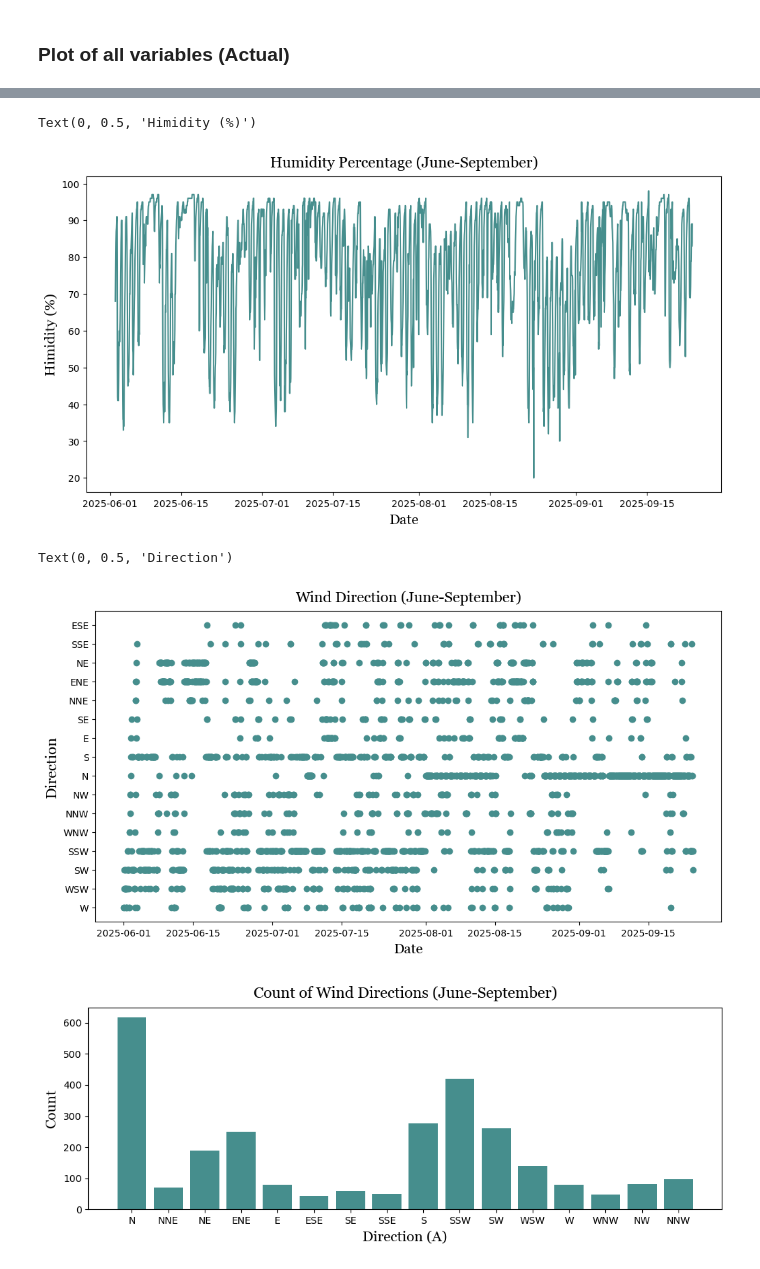
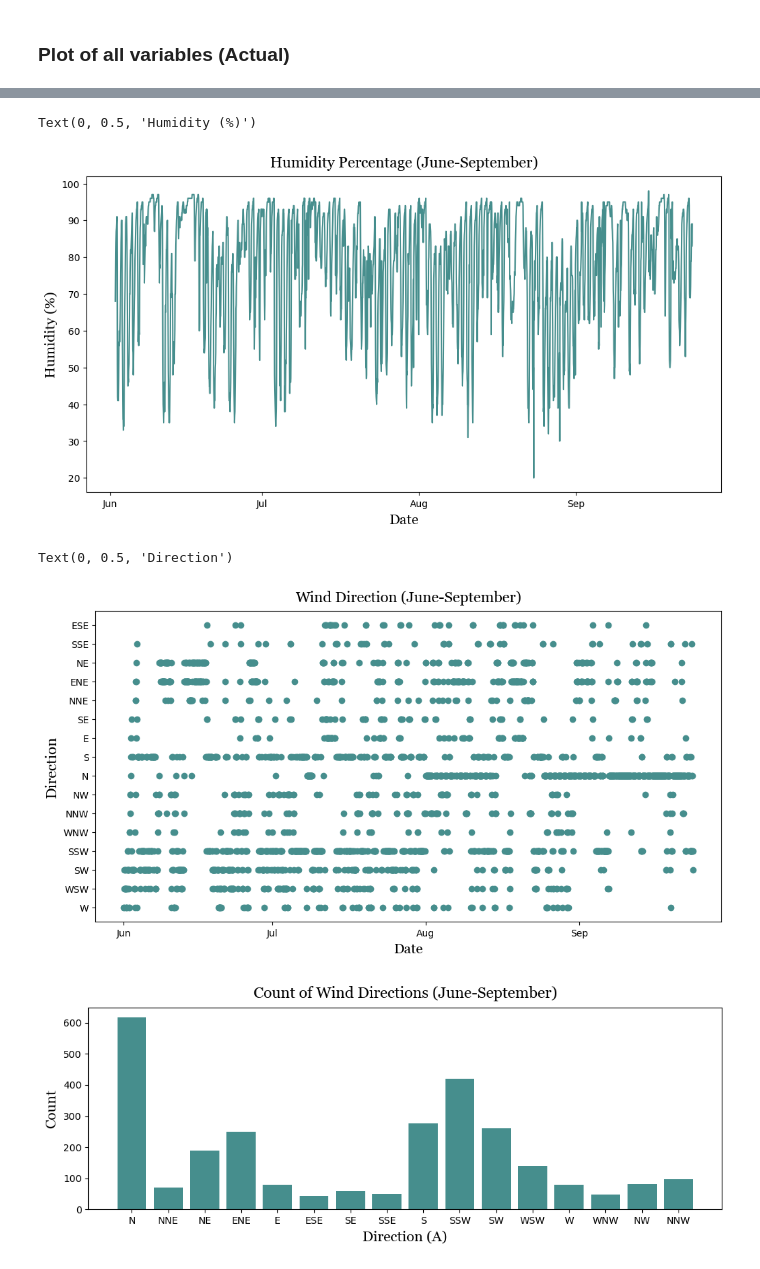
Before and after one commit to Krupamc/Research-2026-LSTM, a Jupyter notebook: graphs/graphs.ipynb, the cells around one changed output, grey strips where cells are left out. Drawn from its saved outputs; the diff is of its cells as text; code cells hidden in the pictures.

Commit message:
Actually finished Graphs

```diff
--- a/graphs/graphs.ipynb
+++ b/graphs/graphs.ipynb
@@ -75,23 +78,31 @@ Text(0, 0.5, 'Air Temperature (C)')
 
 plt.figure(figsize=(12,6))
 plt.plot(data['Date'], data['Humidity (%)'], label='Humidity (%)', color='#468e8d')
+ax = plt.gca()
+ax.xaxis.set_major_locator(mdates.MonthLocator())          # one tick per month
+ax.xaxis.set_major_formatter(mdates.DateFormatter('%b'))
+
 plt.title("Humidity Percentage (June-September)", **myfont, pad=10, fontsize=16)
 plt.xlabel('Date', labelpad=5, **myfont, fontsize=15)
-plt.ylabel('Himidity (%)', **myfont, fontsize=15)
+plt.ylabel('Humidity (%)', **myfont, fontsize=15)
 # %% [output]
-Text(0, 0.5, 'Himidity (%)')
+Text(0, 0.5, 'Humidity (%)')
-[figure, old version]
+[figure, new version]
 # %%
 #Plot 3 - Direction over Time? (Not really sure what to do with this one)
 
 plt.figure(figsize=(12,6))
 plt.scatter(raw['Date'], raw['Direction (A)'], label='Direction', color='#468e8d')
+ax = plt.gca()
+ax.xaxis.set_major_locator(mdates.MonthLocator())          # one tick per month
+ax.xaxis.set_major_formatter(mdates.DateFormatter('%b'))
+
 plt.title("Wind Direction (June-September)", **myfont, pad=10, fontsize=16)
 plt.xlabel('Date', labelpad=5, **myfont, fontsize=15)
 plt.ylabel('Direction', **myfont, fontsize=16)
 # %% [output]
 Text(0, 0.5, 'Direction')
-[figure, old version]
+[figure, new version]
 # %%
 #Plot 4 - Direction Counts
 
```
Also changed, not shown: parts of 13 cells of this notebook.
